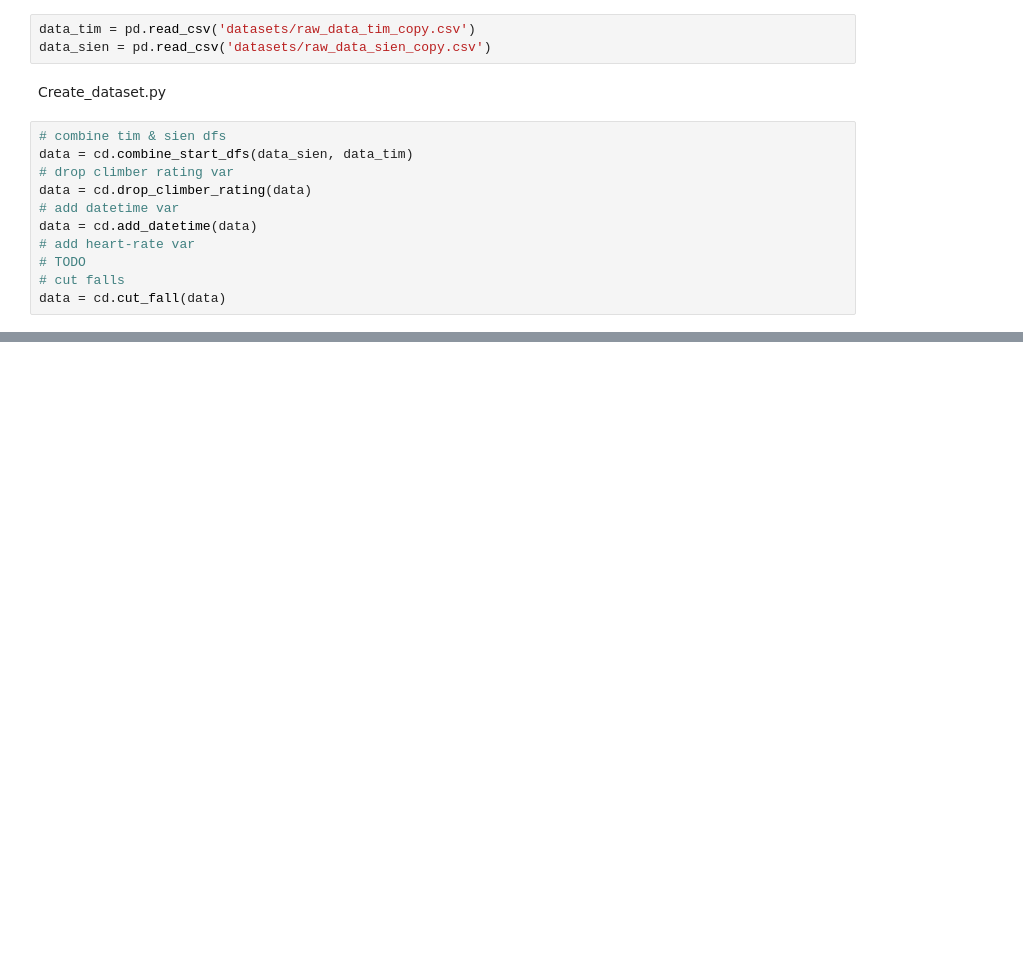
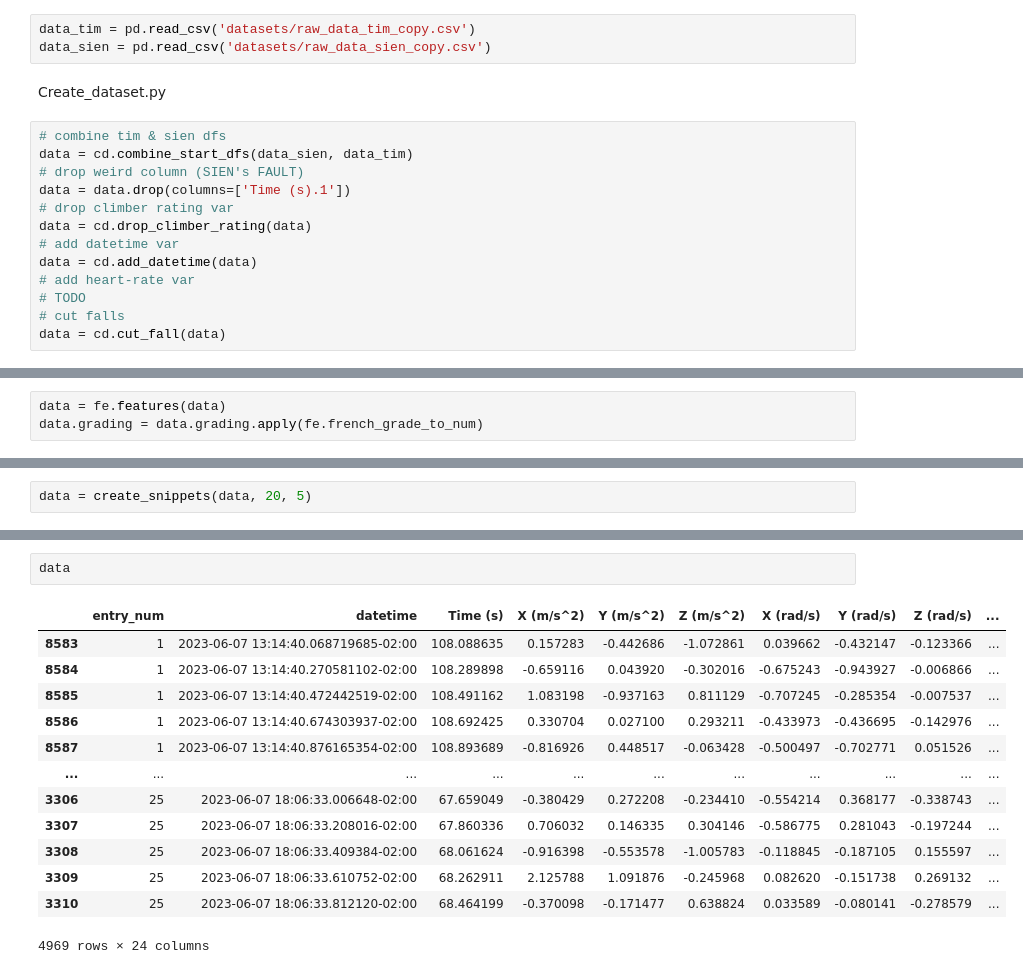
Before and after one commit to timmooren/ML4QS, a Jupyter notebook: data_processing.ipynb, the cells around one changed output, grey strips where cells are left out. Saved outputs shown, nothing was run; the diff lists cells and outputs as text; blank space fills up the shorter version.

Commit message:
all you sien

```diff
--- a/data_processing.ipynb
+++ b/data_processing.ipynb
@@ -14,6 +16,8 @@ Create_dataset.py
 # %%
 # combine tim & sien dfs
 data = cd.combine_start_dfs(data_sien, data_tim)
+# drop weird column (SIEN's FAULT)
+data = data.drop(columns=['Time (s).1'])
 # drop climber rating var
 data = cd.drop_climber_rating(data)
 # add datetime var
@@ -28,0 +47,3 @@ feature_en.py
+# %%
+data = fe.features(data)
+data.grading = data.grading.apply(fe.french_grade_to_num)
@@ -28,0 +52,2 @@ feature_en.py
+# %%
+data = create_snippets(data, 20, 5)
@@ -28,0 +72,16 @@ feature_en.py
+# %%
+data
+# %% [output]
+|  | entry_num | datetime | Time (s) | X (m/s^2) | Y (m/s^2) | Z (m/s^2) | X (rad/s) | Y (rad/s) | Z (rad/s) | ... |
+| 8583 | 1 | 2023-06-07 13:14:40.068719685-02:00 | 108.088635 | 0.157283 | -0.442686 | -1.072861 | 0.039662 | -0.432147 | -0.123366 | ... |
+| 8584 | 1 | 2023-06-07 13:14:40.270581102-02:00 | 108.289898 | -0.659116 | 0.043920 | -0.302016 | -0.675243 | -0.943927 | -0.006866 | ... |
+| 8585 | 1 | 2023-06-07 13:14:40.472442519-02:00 | 108.491162 | 1.083198 | -0.937163 | 0.811129 | -0.707245 | -0.285354 | -0.007537 | ... |
+| 8586 | 1 | 2023-06-07 13:14:40.674303937-02:00 | 108.692425 | 0.330704 | 0.027100 | 0.293211 | -0.433973 | -0.436695 | -0.142976 | ... |
+| 8587 | 1 | 2023-06-07 13:14:40.876165354-02:00 | 108.893689 | -0.816926 | 0.448517 | -0.063428 | -0.500497 | -0.702771 | 0.051526 | ... |
+| ... | ... | ... | ... | ... | ... | ... | ... | ... | ... | ... |
+| 3306 | 25 | 2023-06-07 18:06:33.006648-02:00 | 67.659049 | -0.380429 | 0.272208 | -0.234410 | -0.554214 | 0.368177 | -0.338743 | ... |
+| 3307 | 25 | 2023-06-07 18:06:33.208016-02:00 | 67.860336 | 0.706032 | 0.146335 | 0.304146 | -0.586775 | 0.281043 | -0.197244 | ... |
+| 3308 | 25 | 2023-06-07 18:06:33.409384-02:00 | 68.061624 | -0.916398 | -0.553578 | -1.005783 | -0.118845 | -0.187105 | 0.155597 | ... |
+| 3309 | 25 | 2023-06-07 18:06:33.610752-02:00 | 68.262911 | 2.125788 | 1.091876 | -0.245968 | 0.082620 | -0.151738 | 0.269132 | ... |
+| 3310 | 25 | 2023-06-07 18:06:33.812120-02:00 | 68.464199 | -0.370098 | -0.171477 | 0.638824 | 0.033589 | -0.080141 | -0.278579 | ... |
+4969 rows × 24 columns
```
Also changed, not shown: parts of 5 cells of this notebook, 2 other files.
